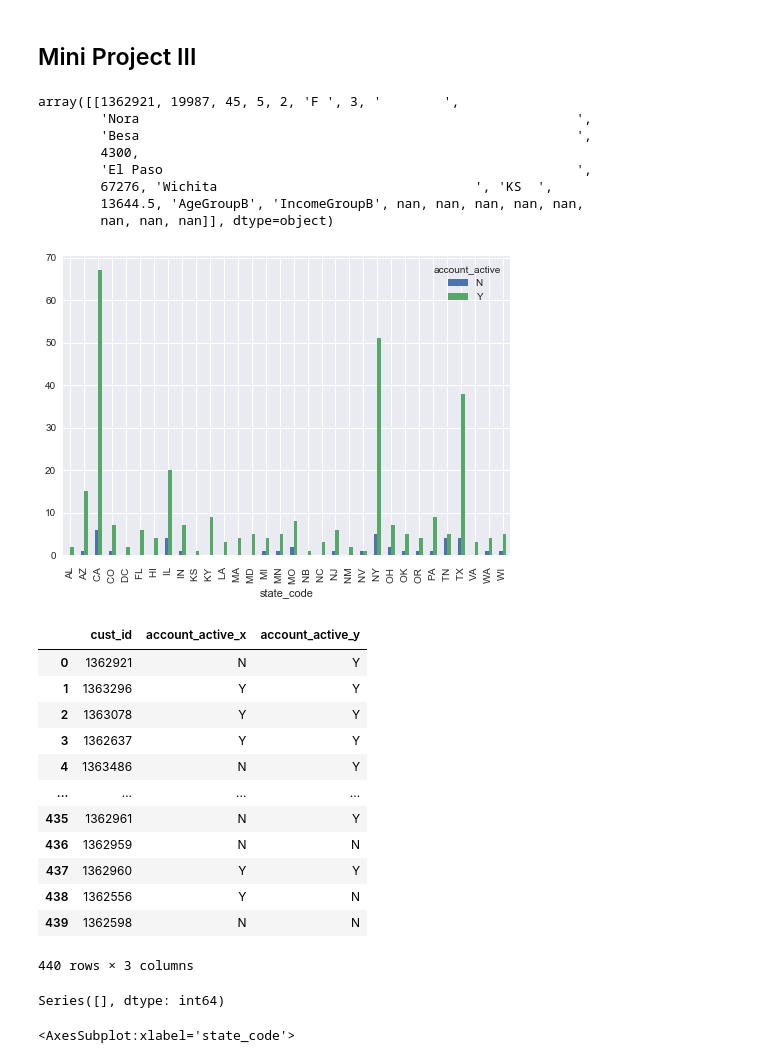
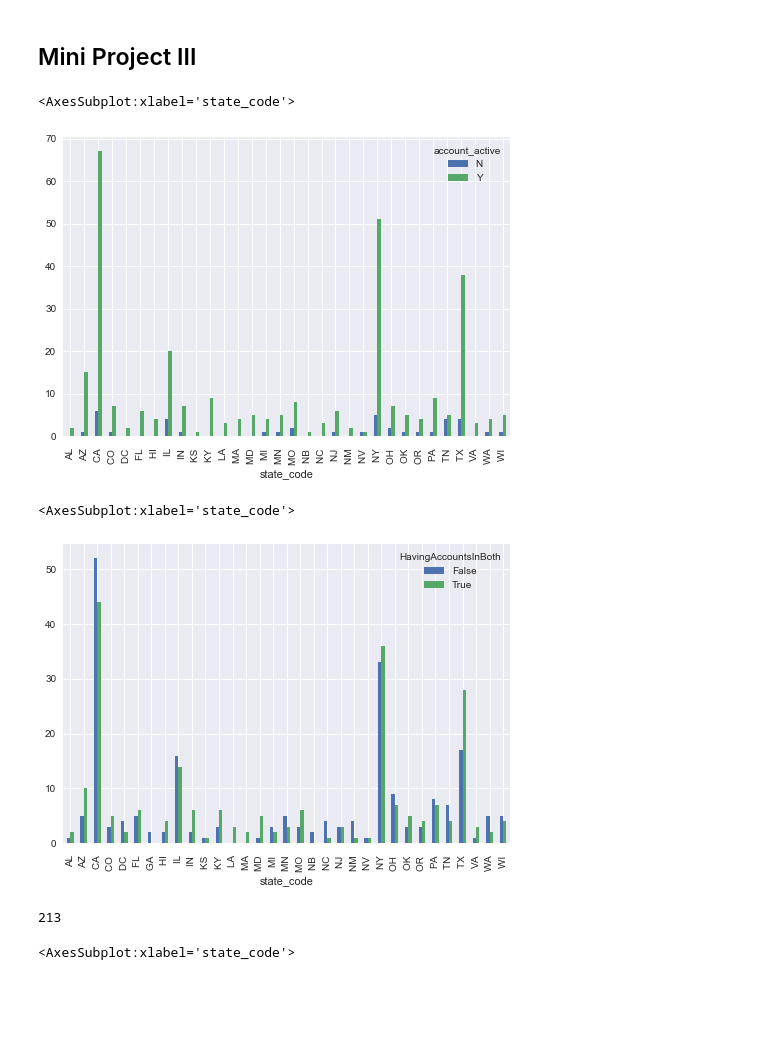
Before and after one commit to JamesKha/mini-project-III, a Jupyter notebook: mini-project-III.ipynb, the cells around one changed output. Cells and saved outputs as stored; diff of their text form; code cells hidden in the pictures; blank space fills up the shorter version.

Commit message:
account availability

```diff
--- a/mini-project-III.ipynb
+++ b/mini-project-III.ipynb
@@ -19,32 +19,16 @@ savingAccountInformation = pd.read_csv('twm_savings_acct.csv', sep=";")
 # %%
 mergedAccountActive = dfIncomeDroppedUnderAged.merge(savingAccountInformation, how='left', on="cust_id")
 mergedAccountActive.groupby(["state_code","account_active"]).size().unstack().plot(kind='bar')
-mergedAccountActive['account_active'].value_counts()
-mergedAccountActive[mergedAccountActive["cust_id"]==1362921].values
 # %% [output]
-array([[1362921, 19987, 45, 5, 2, 'F ', 3, '        ',
-        'Nora                                                        ',
-        'Besa                                                        ',
-        4300,
-        'El Paso                                                     ',
-        67276, 'Wichita                                 ', 'KS  ',
-        13644.5, 'AgeGroupB', 'IncomeGroupB', nan, nan, nan, nan, nan,
-        nan, nan, nan]], dtype=object)
+<AxesSubplot:xlabel='state_code'>
 [figure]
 # %%
 mergedSavingsAndCredit = mergedAccountActive.merge(creditAccountInformation,on="cust_id")
-mergedSavingsAndCredit.fillna("N")[["cust_id","account_active_x","account_active_y"]]
+mergedSavingsAndCredit = mergedSavingsAndCredit.fillna("N")[["cust_id","account_active_x","account_active_y"]]
-# %% [output]
-|  | cust_id | account_active_x | account_active_y |
-| 0 | 1362921 | N | Y |
-| 1 | 1363296 | Y | Y |
-| 2 | 1363078 | Y | Y |
-| 3 | 1362637 | Y | Y |
-| 4 | 1363486 | N | Y |
-| ... | ... | ... | ... |
-| 435 | 1362961 | N | Y |
-| 436 | 1362959 | N | N |
-| 437 | 1362960 | Y | Y |
-| 438 | 1362556 | Y | N |
-| 439 | 1362598 | N | N |
-440 rows × 3 columns
+# %%
+mergedSavingsAndCredit['HavingAccountsInBoth'] = (mergedSavingsAndCredit["account_active_x"]==mergedSavingsAndCredit["account_active_y"])
+# %%
+mergedSavingsAndCredit.merge(customerInformation, on = "cust_id")[["HavingAccountsInBoth","state_code"]].groupby(["state_code","HavingAccountsInBoth"]).size().unstack().plot(kind='bar')
+# %% [output]
+<AxesSubplot:xlabel='state_code'>
+[figure, added]
@@ -51,7 +43,7 @@ mergedSavingsAndCredit.fillna("N")[["cust_id","account_active_x","account_active
 # %%
 len(mergedSavingsAndCredit[mergedSavingsAndCredit["account_active_x"]!=mergedSavingsAndCredit["account_active_y"]])
 # %% [output]
-Series([], dtype: int64)
+213
 # %%
 dfIncomeDroppedUnderAged['stateCodeAverage'] = dfIncomeDroppedUnderAged.groupby('state_code')['income'].transform('mean')
 # %%
```
Also changed, not shown: parts of 2 cells of this notebook.
